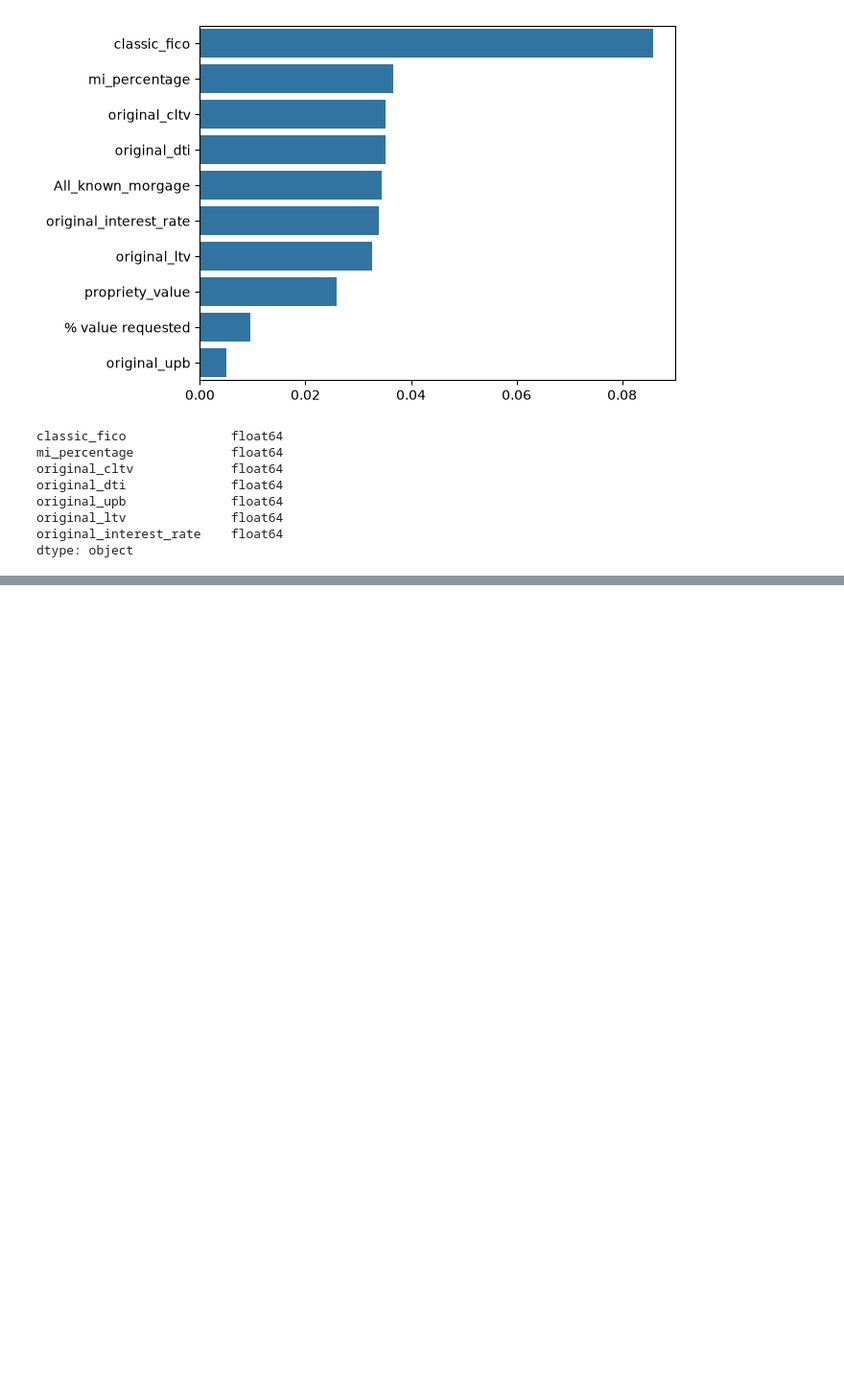
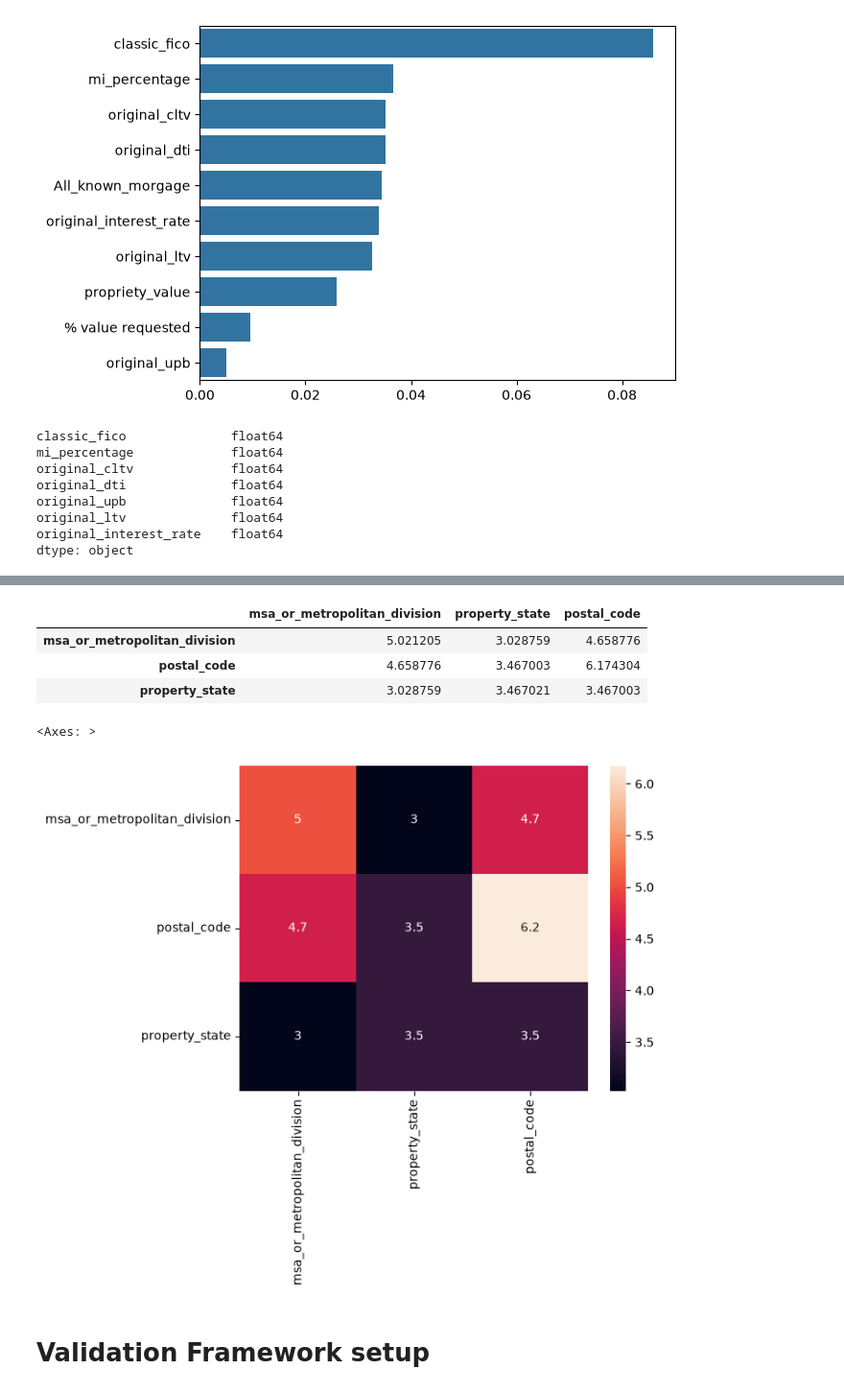
Before and after one commit to luke235422/Freddie-Mac-ML-progect, a Jupyter notebook: model_1.ipynb, the cells around one changed output, grey strips where cells are left out. Shown at 96% size. Cells and saved outputs as stored; diff of their text form; code cells hidden in the pictures; blank space fills up the shorter version.

```diff
--- a/model_1.ipynb
+++ b/model_1.ipynb
@@ -556,0 +571,13 @@ dtype: object
+# %%
+
+
+'''
+df_mi={}
+for col in categorical_columns:
+    def get_mi(column):
+        return mutual_info_score(column,model_df_eda[col])
+    mi = model_df_eda[categorical_columns].apply(get_mi).sort_values(ascending=False)
+    df_mi[col]=mi
+df_mi = pd.DataFrame(df_mi)
+df_mi
+'''
@@ -556,0 +602,23 @@ dtype: object
+# %%
+categorical_interesting=["msa_or_metropolitan_division","property_state","postal_code"]
+df_mi={}
+for col in categorical_interesting:
+    def get_mi(column):
+        return mutual_info_score(column,model_df_eda[col])
+    mi = model_df_eda[categorical_interesting].apply(get_mi).sort_values(ascending=False)
+    df_mi[col]=mi
+df_mi = pd.DataFrame(df_mi)
+df_mi
+# %% [output]
+|  | msa_or_metropolitan_division | property_state | postal_code |
+| msa_or_metropolitan_division | 5.021205 | 3.028759 | 4.658776 |
+| postal_code | 4.658776 | 3.467003 | 6.174304 |
+| property_state | 3.028759 | 3.467021 | 3.467003 |
+# %%
+#plt.figure(figsize=(19,19))
+sns.heatmap(data=df_mi,annot=True)
+# %% [output]
+<Axes: >
+[figure, added]
+# %% [markdown]
+# Validation Framework setup
```
Also changed, not shown: parts of 5 cells of this notebook.
